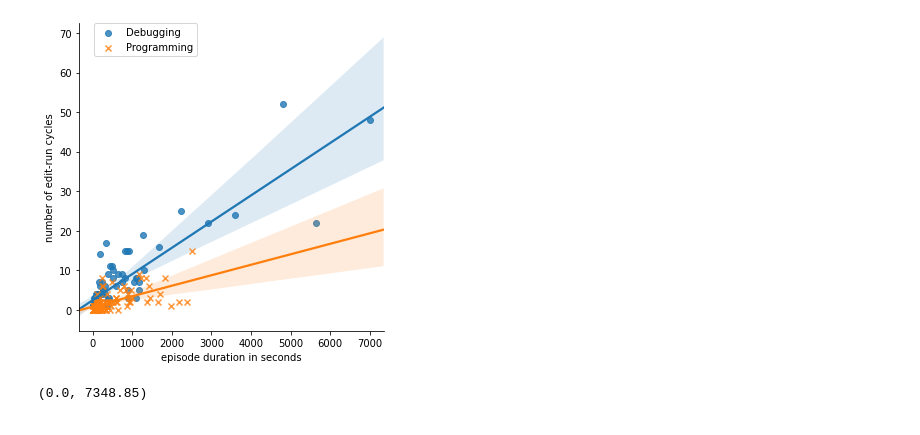
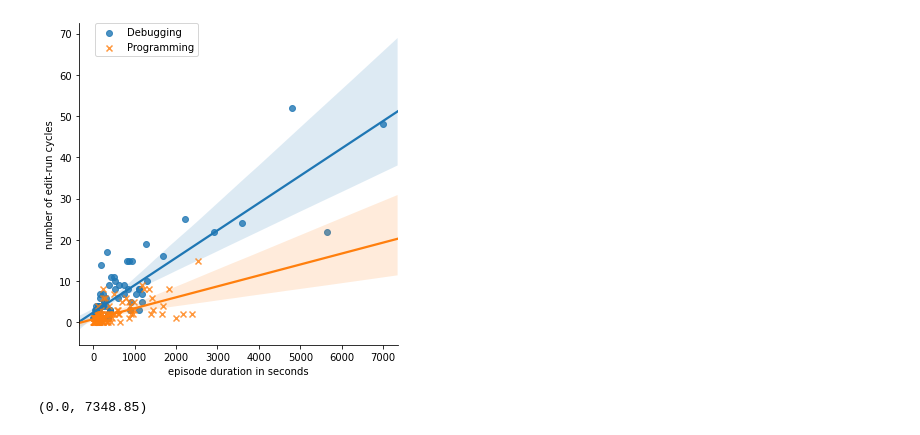
Before and after one commit to Alaboudi1/editRunCyclesAnalysis, a Jupyter notebook: ploting.ipynb, the cells around one changed output. Drawn from its saved outputs; the diff is of its cells as text; code cells hidden in the pictures.

```diff
--- a/ploting.ipynb
+++ b/ploting.ipynb
@@ -7,10 +7,9 @@ import matplotlib.pyplot as plt
 # %%
 l=sns.lmplot(x="episode duration in seconds", y="number of edit-run cycles", hue="Work",markers=["o", "x"],truncate=False, data=data, legend_out=False)
 plt.legend(bbox_to_anchor=(0.05, 1), loc=2, borderaxespad=0.)
-plt.tight_layout()
 plt.savefig("episodeTimeVsCycle.pdf")
 # %% [output]
-[figure, old version]
+[figure, new version]
 # %%
 sns.relplot(
     data=data, x="episode duration in seconds", y="number of edit-run cycles",
```
Also changed, not shown: 1 other file.
